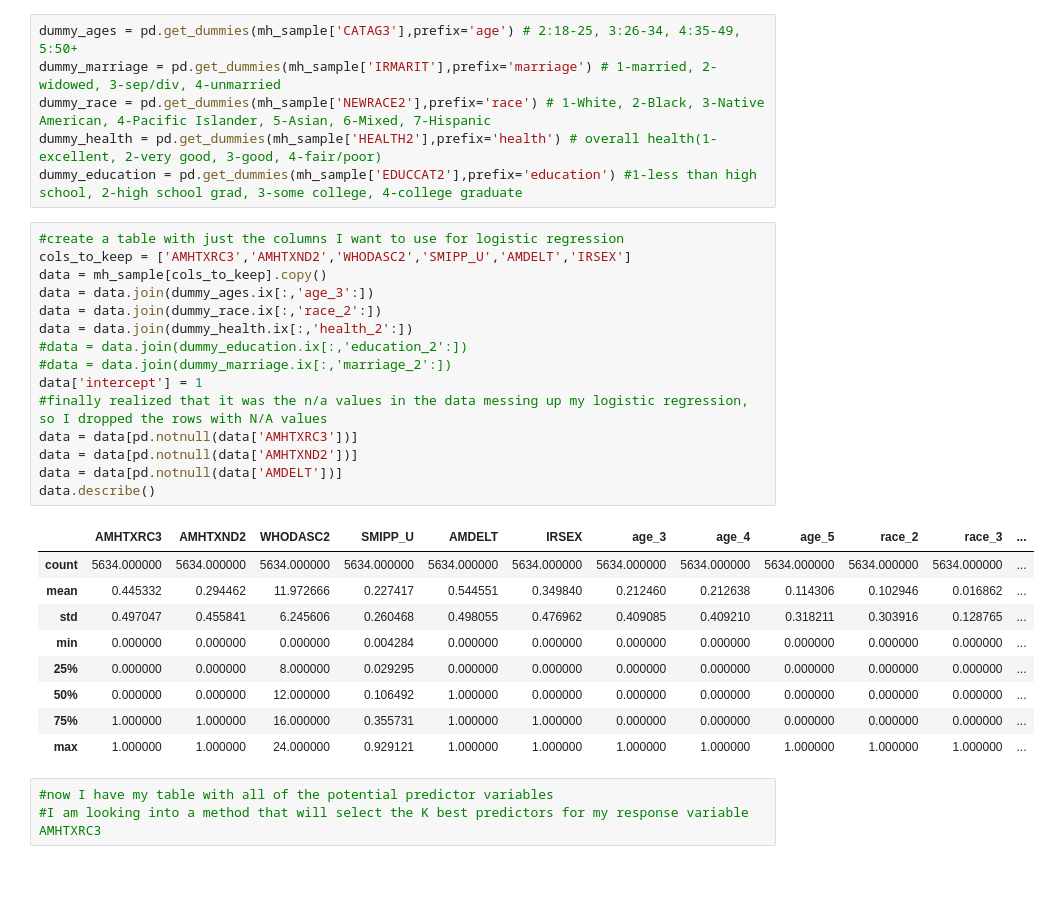
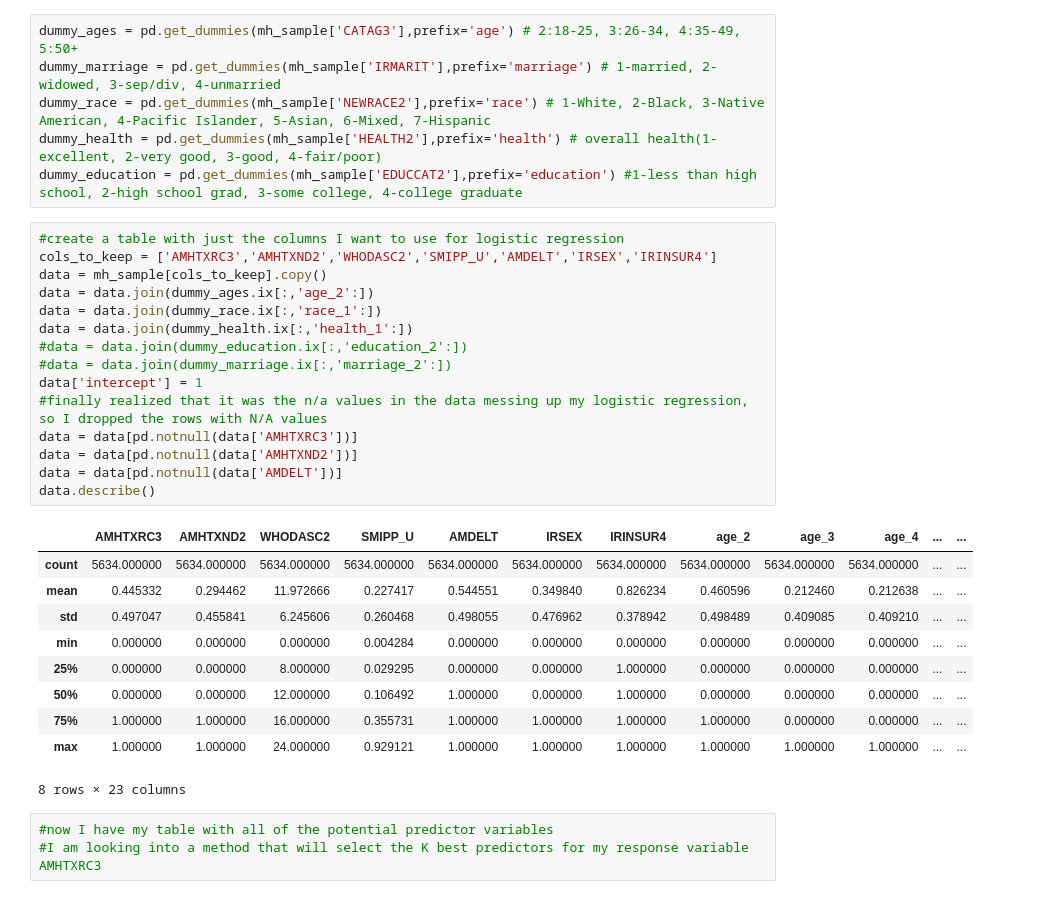
Before and after one commit to codyw826/Public-Projects, a Jupyter notebook: NSDUH Logistic Regression Models.ipynb, the cells around one changed output. Saved outputs shown, nothing was run; the diff lists cells and outputs as text.

```diff
--- a/NSDUH Logistic Regression Models.ipynb
+++ b/NSDUH Logistic Regression Models.ipynb
@@ -46,29 +46,30 @@ dummy_health = pd.get_dummies(mh_sample['HEALTH2'],prefix='health') # overall he
 dummy_education = pd.get_dummies(mh_sample['EDUCCAT2'],prefix='education') #1-less than high school, 2-high school grad, 3-some college, 4-college graduate
 # %%
 #create a table with just the columns I want to use for logistic regression
-cols_to_keep = ['AMHTXRC3','AMHTXND2','WHODASC2','SMIPP_U','AMDELT','IRSEX']
+cols_to_keep = ['AMHTXRC3','AMHTXND2','WHODASC2','SMIPP_U','AMDELT','IRSEX','IRINSUR4']
 data = mh_sample[cols_to_keep].copy()
-data = data.join(dummy_ages.ix[:,'age_3':])
-data = data.join(dummy_race.ix[:,'race_2':])
-data = data.join(dummy_health.ix[:,'health_2':])
+data = data.join(dummy_ages.ix[:,'age_2':])
+data = data.join(dummy_race.ix[:,'race_1':])
+data = data.join(dummy_health.ix[:,'health_1':])
 #data = data.join(dummy_education.ix[:,'education_2':])
 #data = data.join(dummy_marriage.ix[:,'marriage_2':])
 data['intercept'] = 1
 #finally realized that it was the n/a values in the data messing up my logistic regression, so I dropped the rows with N/A values
 data = data[pd.notnull(data['AMHTXRC3'])]
 data = data[pd.notnull(data['AMHTXND2'])]
 data = data[pd.notnull(data['AMDELT'])]
 data.describe()
 # %% [output]
-|  | AMHTXRC3 | AMHTXND2 | WHODASC2 | SMIPP_U | AMDELT | IRSEX | age_3 | age_4 | age_5 | race_2 | race_3 | ... |
-| count | 5634.000000 | 5634.000000 | 5634.000000 | 5634.000000 | 5634.000000 | 5634.000000 | 5634.000000 | 5634.000000 | 5634.000000 | 5634.000000 | 5634.000000 | ... |
-| mean | 0.445332 | 0.294462 | 11.972666 | 0.227417 | 0.544551 | 0.349840 | 0.212460 | 0.212638 | 0.114306 | 0.102946 | 0.016862 | ... |
-| std | 0.497047 | 0.455841 | 6.245606 | 0.260468 | 0.498055 | 0.476962 | 0.409085 | 0.409210 | 0.318211 | 0.303916 | 0.128765 | ... |
-| min | 0.000000 | 0.000000 | 0.000000 | 0.004284 | 0.000000 | 0.000000 | 0.000000 | 0.000000 | 0.000000 | 0.000000 | 0.000000 | ... |
-| 25% | 0.000000 | 0.000000 | 8.000000 | 0.029295 | 0.000000 | 0.000000 | 0.000000 | 0.000000 | 0.000000 | 0.000000 | 0.000000 | ... |
-| 50% | 0.000000 | 0.000000 | 12.000000 | 0.106492 | 1.000000 | 0.000000 | 0.000000 | 0.000000 | 0.000000 | 0.000000 | 0.000000 | ... |
-| 75% | 1.000000 | 1.000000 | 16.000000 | 0.355731 | 1.000000 | 1.000000 | 0.000000 | 0.000000 | 0.000000 | 0.000000 | 0.000000 | ... |
-| max | 1.000000 | 1.000000 | 24.000000 | 0.929121 | 1.000000 | 1.000000 | 1.000000 | 1.000000 | 1.000000 | 1.000000 | 1.000000 | ... |
+|  | AMHTXRC3 | AMHTXND2 | WHODASC2 | SMIPP_U | AMDELT | IRSEX | IRINSUR4 | age_2 | age_3 | age_4 | ... | ... |
+| count | 5634.000000 | 5634.000000 | 5634.000000 | 5634.000000 | 5634.000000 | 5634.000000 | 5634.000000 | 5634.000000 | 5634.000000 | 5634.000000 | ... | ... |
+| mean | 0.445332 | 0.294462 | 11.972666 | 0.227417 | 0.544551 | 0.349840 | 0.826234 | 0.460596 | 0.212460 | 0.212638 | ... | ... |
+| std | 0.497047 | 0.455841 | 6.245606 | 0.260468 | 0.498055 | 0.476962 | 0.378942 | 0.498489 | 0.409085 | 0.409210 | ... | ... |
+| min | 0.000000 | 0.000000 | 0.000000 | 0.004284 | 0.000000 | 0.000000 | 0.000000 | 0.000000 | 0.000000 | 0.000000 | ... | ... |
+| 25% | 0.000000 | 0.000000 | 8.000000 | 0.029295 | 0.000000 | 0.000000 | 1.000000 | 0.000000 | 0.000000 | 0.000000 | ... | ... |
+| 50% | 0.000000 | 0.000000 | 12.000000 | 0.106492 | 1.000000 | 0.000000 | 1.000000 | 0.000000 | 0.000000 | 0.000000 | ... | ... |
+| 75% | 1.000000 | 1.000000 | 16.000000 | 0.355731 | 1.000000 | 1.000000 | 1.000000 | 1.000000 | 0.000000 | 0.000000 | ... | ... |
+| max | 1.000000 | 1.000000 | 24.000000 | 0.929121 | 1.000000 | 1.000000 | 1.000000 | 1.000000 | 1.000000 | 1.000000 | ... | ... |
+8 rows × 23 columns
 # %%
 #now I have my table with all of the potential predictor variables
 #I am looking into a method that will select the K best predictors for my response variable AMHTXRC3
```
Also changed, not shown: parts of 71 cells of this notebook.
